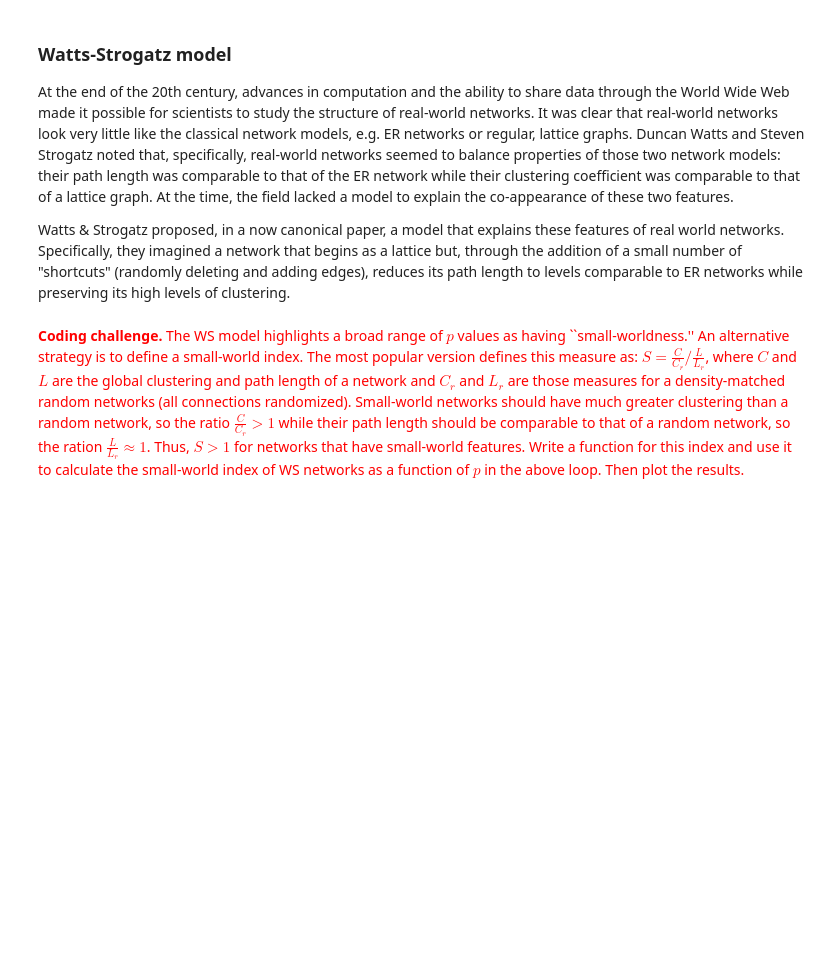
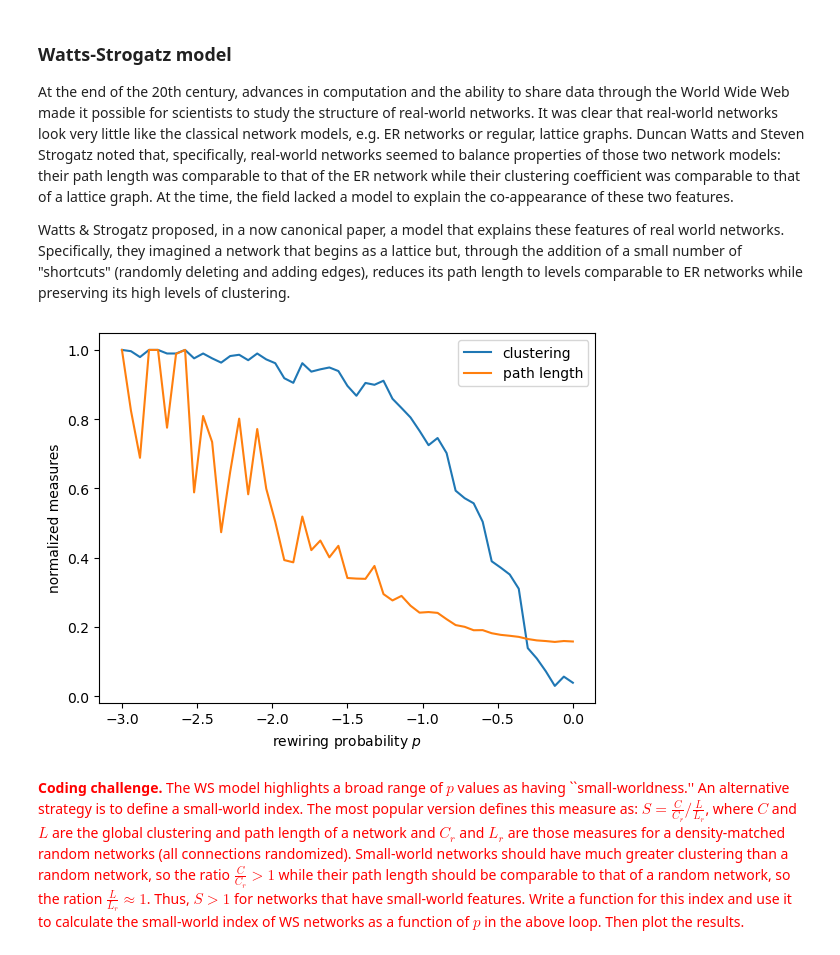
Before and after one commit to rbetzel/ohbm2024_generative_models, a Jupyter notebook: generative_models_demo.ipynb, the cells around one changed output. Drawn from its saved outputs; the diff is of its cells as text; code cells hidden in the pictures; blank space fills up the shorter version.

```diff
--- a/generative_models_demo.ipynb
+++ b/generative_models_demo.ipynb
@@ -38,28 +40,30 @@ At the end of the 20th century, advances in computation and the ability to share
 Watts \& Strogatz proposed, in a now canonical paper, a model that explains these features of real world networks. Specifically, they imagined a network that begins as a lattice but, through the addition of a small number of "shortcuts" (randomly deleting and adding edges), reduces its path length to levels comparable to ER networks while preserving its high levels of clustering.
 # %%
 # set some parameters
-n = 1000       # number of nodes
-k = 10         # degree of each node
+n = 200       # number of nodes
+k = 4         # degree of each node
 nsamples = 51  # how finely to sample rewiring probabilities
 
 # rewiring probabilites
 plist = np.logspace(-3,0,nsamples)
 
 # loop over all probabilities and calculate
 # clustering and path length
 c = np.zeros(nsamples)
 l = np.zeros(nsamples)
 for i,p in enumerate(plist):
     g_ws = nx.watts_strogatz_graph(n,k,p)
     c[i] = nx.average_clustering(g_ws)
     l[i] = nx.average_shortest_path_length(g_ws)
 
 # plot curves
 plt.plot(np.log10(plist),c/c[0],label='clustering')
 plt.plot(np.log10(plist),l/l[0],label='path length')
 plt.legend()
 plt.xlabel('rewiring probability $p$');
 plt.ylabel('normalized measures');
+# %% [output]
+[figure, added]
 # %% [markdown]
 <font color="red"> **Coding challenge.** The WS model highlights a broad range of $p$ values as having ``small-worldness.'' An alternative strategy is to define a small-world index. The most popular version defines this measure as: $S = \frac{C}{C_r}/\frac{L}{L_r}$, where $C$ and $L$ are the global clustering and path length of a network and $C_r$ and $L_r$ are those measures for a density-matched random networks (all connections randomized). Small-world networks should have much greater clustering than a random network, so the ratio $\frac{C}{C_r} > 1$ while their path length should be comparable to that of a random network, so the ration $\frac{L}{L_r} \approx 1$. Thus, $S > 1$ for networks that have small-world features. Write a function for this index and use it to calculate the small-world index of WS networks as a function of $p$ in the above loop. Then plot the results.</font>
 # %% [markdown]
```
Also changed, not shown: parts of 9 cells of this notebook.
